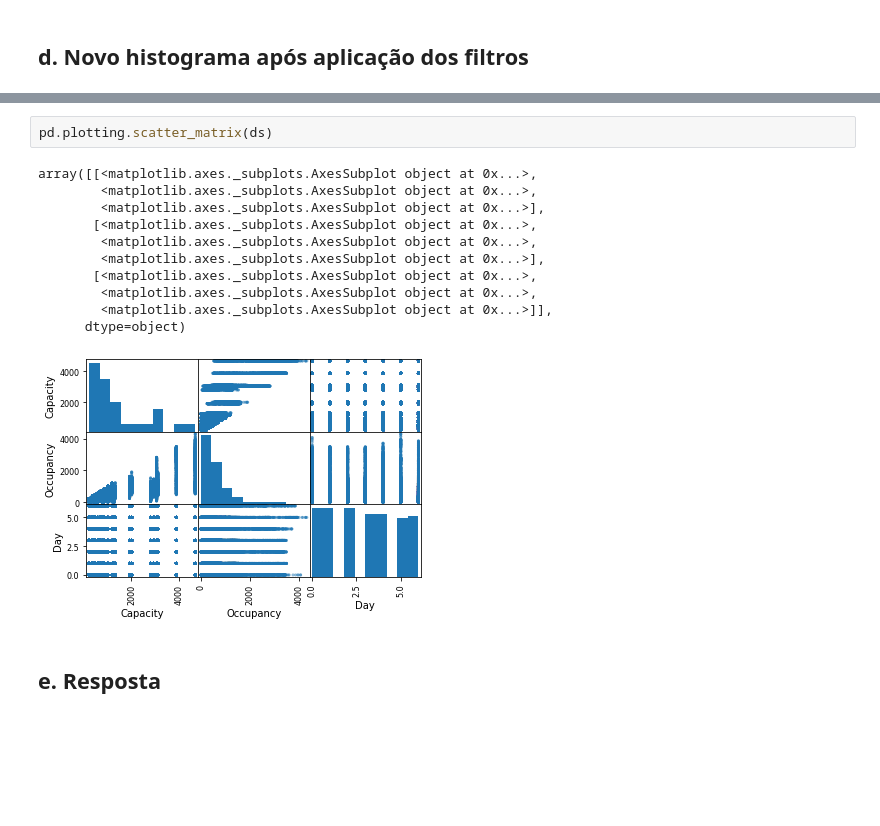
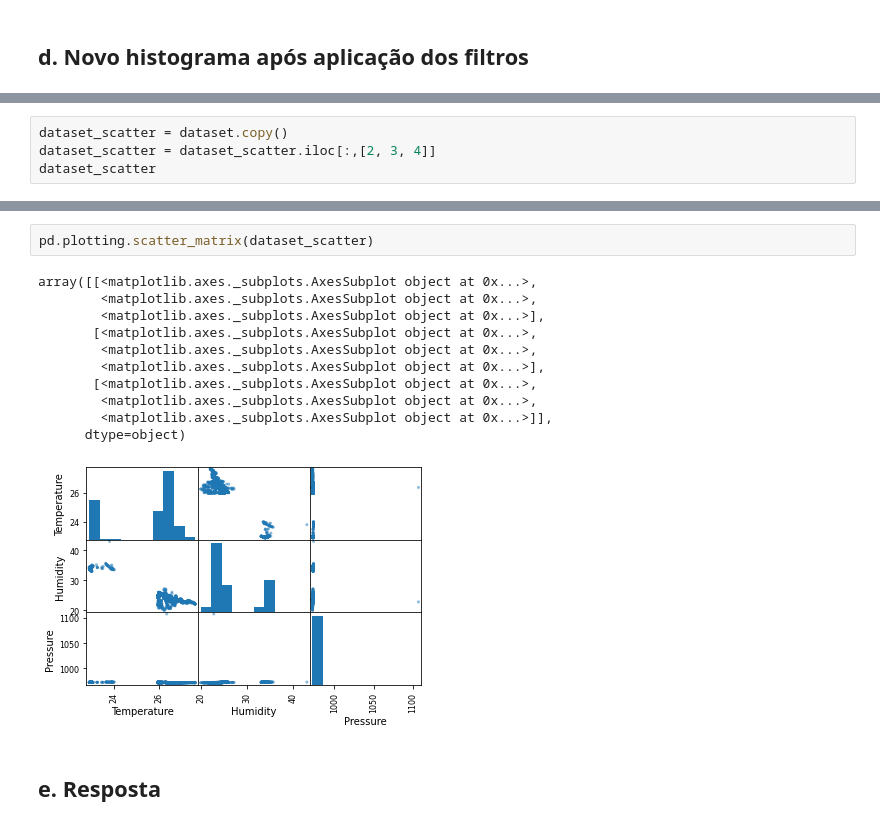
Before and after one commit to AlexanderVieira/training_datascience, a Jupyter notebook: DR1_AT_AlexanderSilva.ipynb, the cells around one changed output, grey strips where cells are left out. Cells and saved outputs as stored; diff of their text form; blank space fills up the shorter version.

```diff
--- a/DR1_AT_AlexanderSilva.ipynb
+++ b/DR1_AT_AlexanderSilva.ipynb
@@ -256,3 +309,7 @@ sns.boxplot(ds['Temperature']);
 # %% [output]
 Pass the following variable as a keyword arg: x. From version 0.12, the only valid positional argument will be `data`, and passing other arguments without an explicit keyword will result in an error o ...
 [figure]
+# %%
+dataset_scatter = dataset.copy()
+dataset_scatter = dataset_scatter.iloc[:,[2, 3, 4]]
+dataset_scatter
@@ -259,17 +330,17 @@ Pass the following variable as a keyword arg: x. From version 0.12, the only val
 # %%
-pd.plotting.scatter_matrix(ds)
+pd.plotting.scatter_matrix(dataset_scatter)
 # %% [output]
 array([[<matplotlib.axes._subplots.AxesSubplot object at 0x...>,
         <matplotlib.axes._subplots.AxesSubplot object at 0x...>,
         <matplotlib.axes._subplots.AxesSubplot object at 0x...>],
        [<matplotlib.axes._subplots.AxesSubplot object at 0x...>,
         <matplotlib.axes._subplots.AxesSubplot object at 0x...>,
         <matplotlib.axes._subplots.AxesSubplot object at 0x...>],
        [<matplotlib.axes._subplots.AxesSubplot object at 0x...>,
         <matplotlib.axes._subplots.AxesSubplot object at 0x...>,
         <matplotlib.axes._subplots.AxesSubplot object at 0x...>]],
       dtype=object)
-[figure, old version]
+[figure, new version]
 # %% [markdown]
 ## **e. Resposta**
 # %% [markdown]
```
Also changed, not shown: parts of 22 cells of this notebook.
